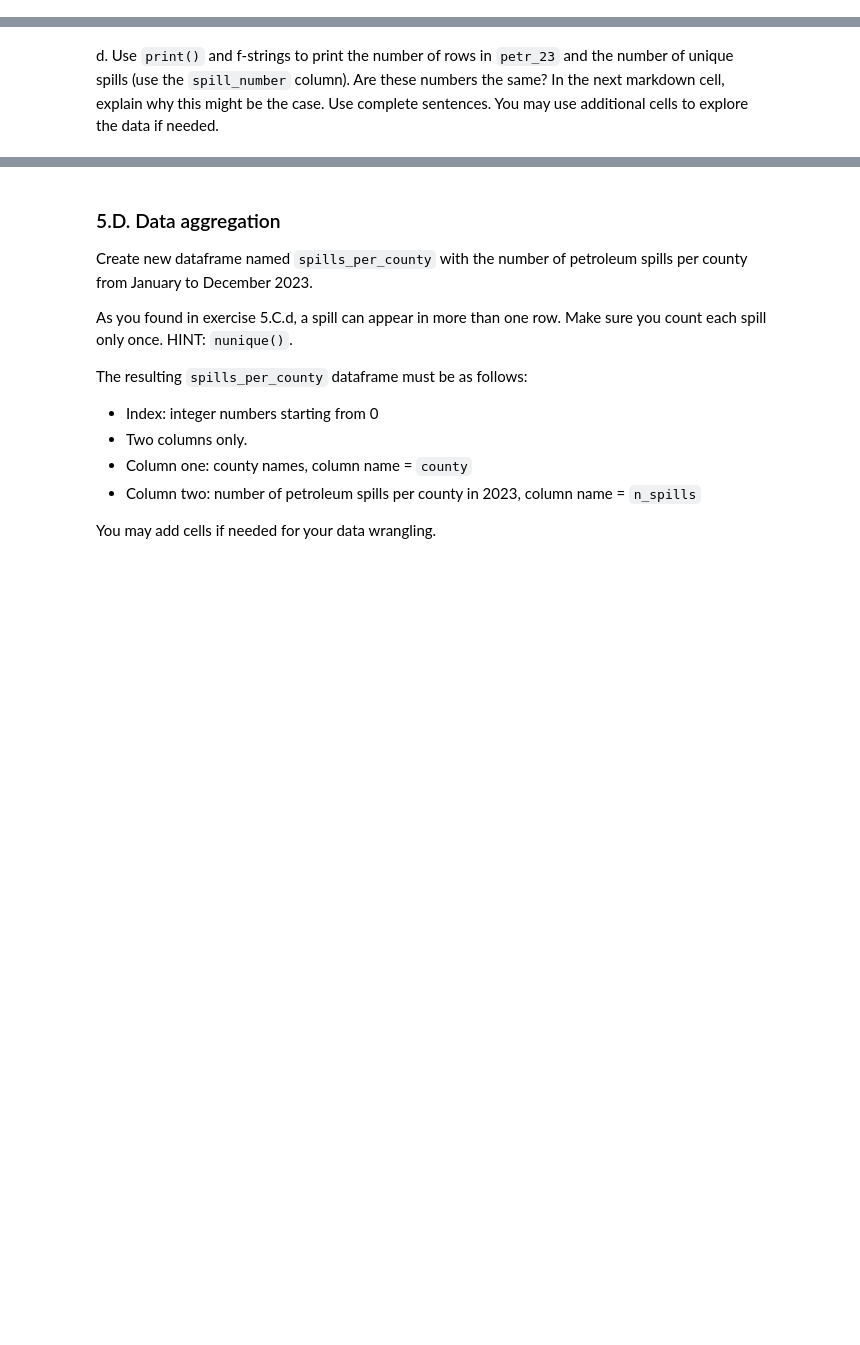
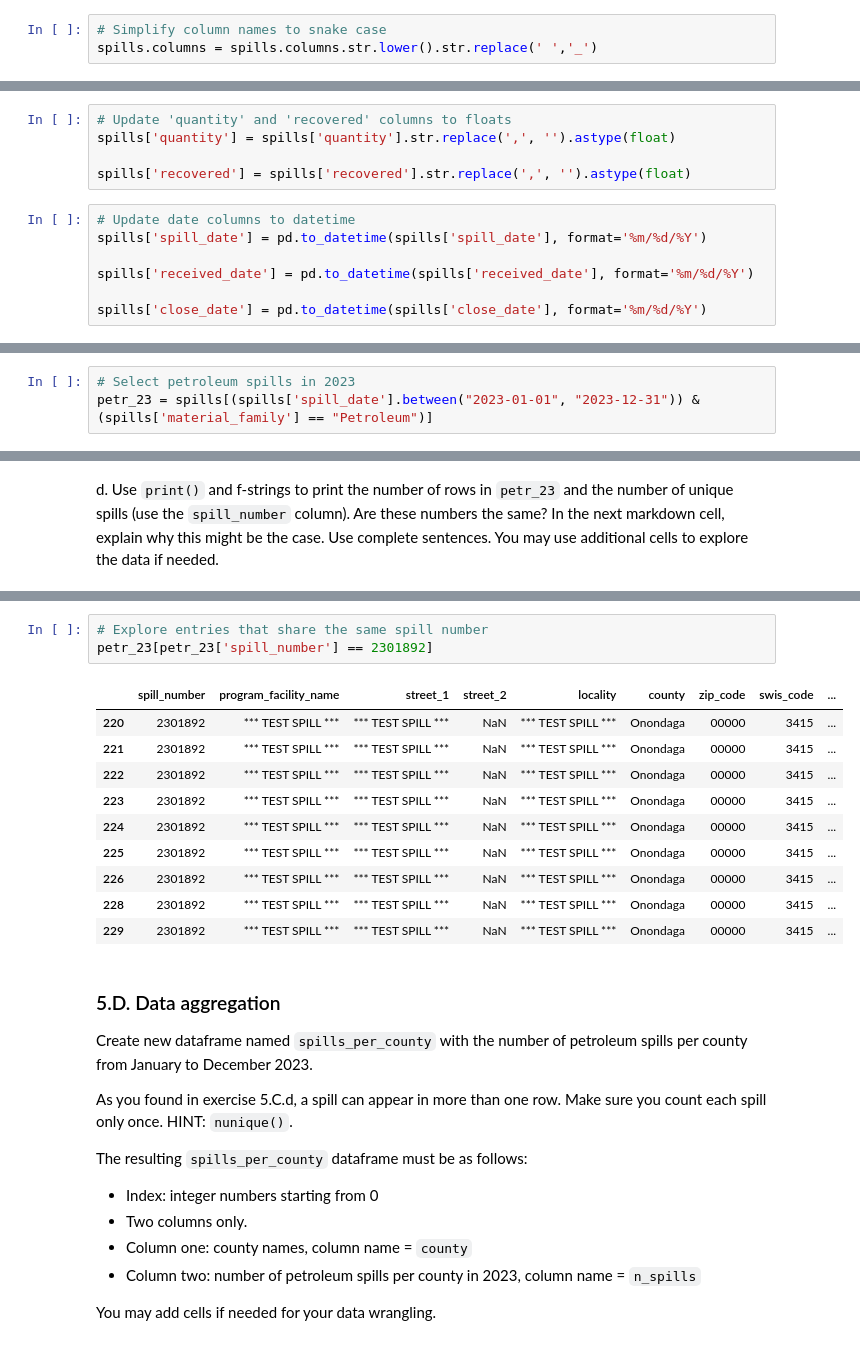
Before and after one commit to sarah-busby/eds220-hwk3, a Jupyter notebook: hwk3-task2-spills.ipynb, the cells around one changed output, grey strips where cells are left out. Cells and saved outputs as stored; diff of their text form; blank space fills up the shorter version.

```diff
--- a/hwk3-task2-spills.ipynb
+++ b/hwk3-task2-spills.ipynb
@@ -143,12 +193,27 @@ _Type your answer here, replacing this text._
 
 ### 5.B. Cleaning
 a. Simplify column names as needed.
+# %%
+# Simplify column names to snake case
+spills.columns = spills.columns.str.lower().str.replace(' ','_')
 # %% [markdown]
 <!-- END QUESTION -->
 
 <!-- BEGIN QUESTION -->
 
 b. Update column data types as needed.
+# %%
+# Update 'quantity' and 'recovered' columns to floats
+spills['quantity'] = spills['quantity'].str.replace(',', '').astype(float)
+
+spills['recovered'] = spills['recovered'].str.replace(',', '').astype(float)
+# %%
+# Update date columns to datetime
+spills['spill_date'] = pd.to_datetime(spills['spill_date'], format='%m/%d/%Y')
+
+spills['received_date'] = pd.to_datetime(spills['received_date'], format='%m/%d/%Y')
+
+spills['close_date'] = pd.to_datetime(spills['close_date'], format='%m/%d/%Y')
 # %% [markdown]
 <!-- END QUESTION -->
 
@@ -157,6 +222,9 @@ b. Update column data types as needed.
 ### 5.C. Data selection
 
 a. Select data about petroleum spills that took place between January 1 and December 31, 2023 (including both dates). Store it in a variable named `petr_23`. The data selection should occur in a single line. You may add cells as needed.
+# %%
+# Select petroleum spills in 2023
+petr_23 = spills[(spills['spill_date'].between("2023-01-01", "2023-12-31")) & (spills['material_family'] == "Petroleum")]
 # %% [markdown]
 <!-- END QUESTION -->
 
@@ -181,3 +283,17 @@ _Type your answer here, replacing this text._
+# %%
+# Explore entries that share the same spill number
+petr_23[petr_23['spill_number'] == 2301892]
+# %% [output]
+|  | spill_number | program_facility_name | street_1 | street_2 | locality | county | zip_code | swis_code | ... |
+| 220 | 2301892 | *** TEST SPILL *** | *** TEST SPILL *** | NaN | *** TEST SPILL *** | Onondaga | 00000 | 3415 | ... |
+| 221 | 2301892 | *** TEST SPILL *** | *** TEST SPILL *** | NaN | *** TEST SPILL *** | Onondaga | 00000 | 3415 | ... |
+| 222 | 2301892 | *** TEST SPILL *** | *** TEST SPILL *** | NaN | *** TEST SPILL *** | Onondaga | 00000 | 3415 | ... |
+| 223 | 2301892 | *** TEST SPILL *** | *** TEST SPILL *** | NaN | *** TEST SPILL *** | Onondaga | 00000 | 3415 | ... |
+| 224 | 2301892 | *** TEST SPILL *** | *** TEST SPILL *** | NaN | *** TEST SPILL *** | Onondaga | 00000 | 3415 | ... |
+| 225 | 2301892 | *** TEST SPILL *** | *** TEST SPILL *** | NaN | *** TEST SPILL *** | Onondaga | 00000 | 3415 | ... |
+| 226 | 2301892 | *** TEST SPILL *** | *** TEST SPILL *** | NaN | *** TEST SPILL *** | Onondaga | 00000 | 3415 | ... |
+| 228 | 2301892 | *** TEST SPILL *** | *** TEST SPILL *** | NaN | *** TEST SPILL *** | Onondaga | 00000 | 3415 | ... |
+| 229 | 2301892 | *** TEST SPILL *** | *** TEST SPILL *** | NaN | *** TEST SPILL *** | Onondaga | 00000 | 3415 | ... |
 # %% [markdown]
 <!-- END QUESTION -->
 
```
Also changed, not shown: parts of 13 cells of this notebook.
